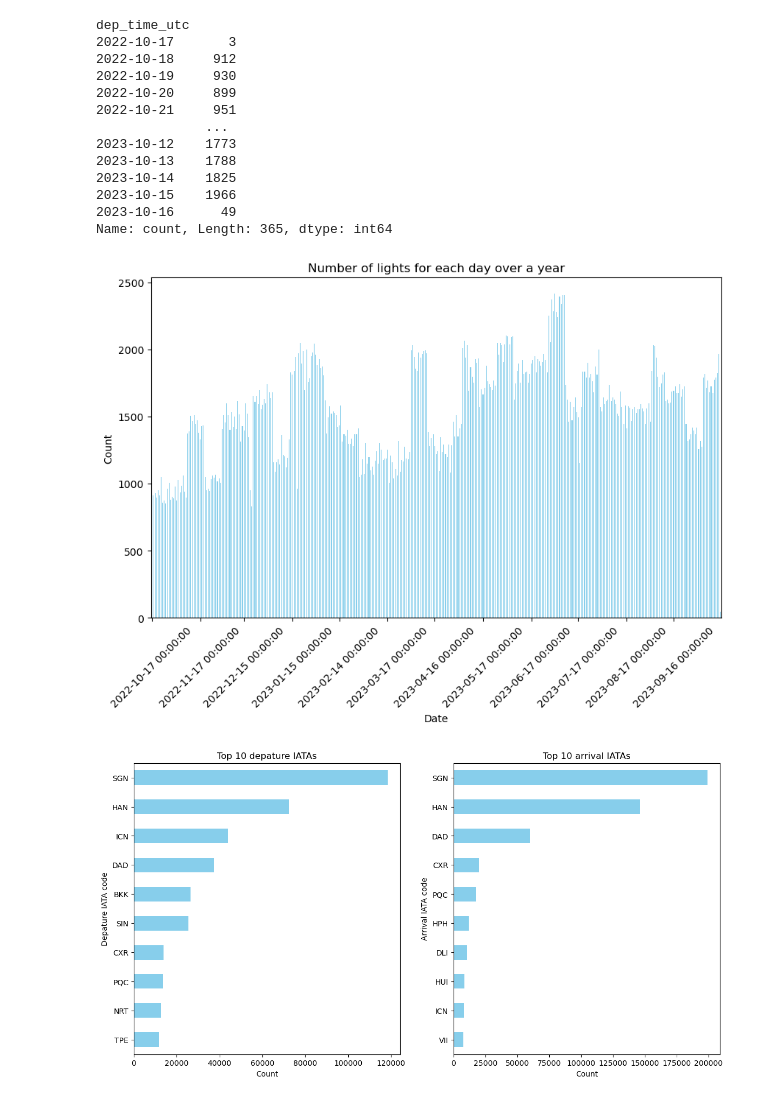
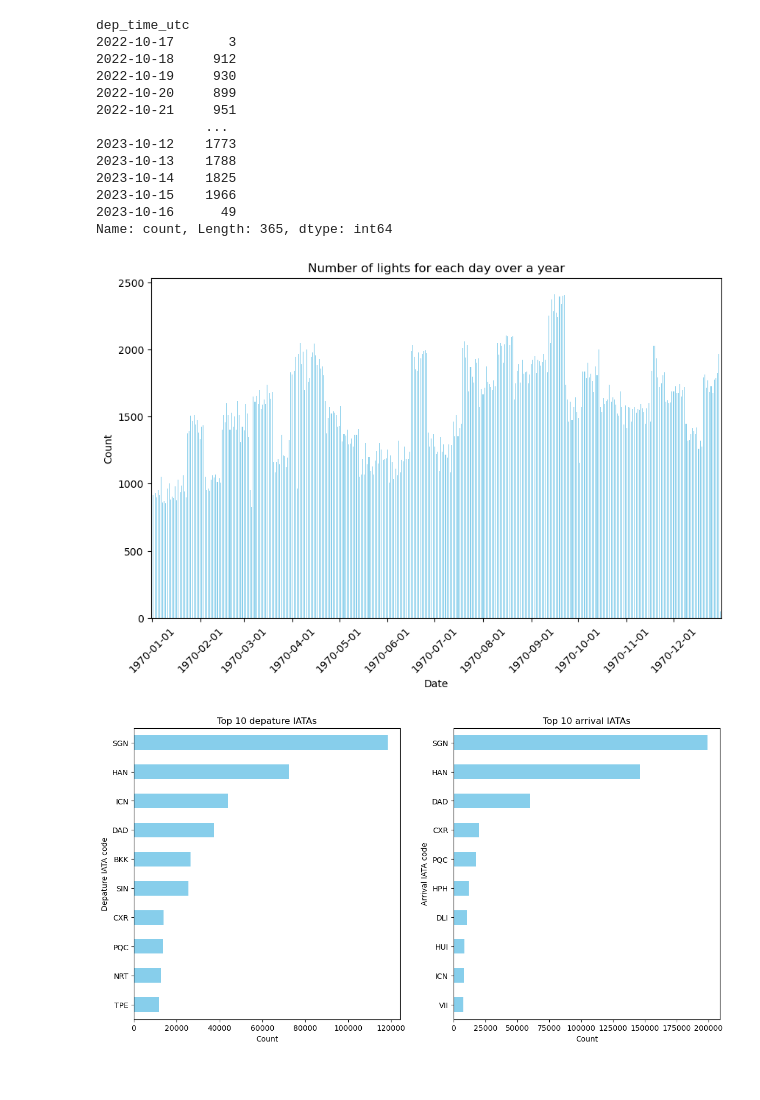
Before and after one commit to jkruke/airline-delay-prediction, a Jupyter notebook: analysis/delay-big.ipynb, the cells around one changed output. Cells and saved outputs as stored; diff of their text form; code cells hidden in the pictures.

Commit message:
Minor update on date visualization

```diff
--- a/analysis/delay-big.ipynb
+++ b/analysis/delay-big.ipynb
@@ -101,18 +101,21 @@ Name: count, Length: 365, dtype: int64
 # %%
 fig, ax = plt.subplots(figsize=(10, 6))
 unique_dates_sorted.plot(kind='bar', color='skyblue', ax=ax)
 
 # Set the locator for the x-axis to show only the first day of each month
 ax.xaxis.set_major_locator(MonthLocator(bymonthday=1))
 
+# Format the x-axis labels to show only the date
+ax.xaxis.set_major_formatter(DateFormatter('%Y-%m-%d'))
+
 # Add labels and title
 plt.title('Number of lights for each day over a year')
 plt.xlabel('Date')
 plt.ylabel('Count')
 plt.xticks(rotation=45)  # Rotate x-axis labels for better readability
 plt.show()
 # %% [output]
-[figure, old version]
+[figure, new version]
 # %%
 dep_iatas = data.dep_iata.value_counts().head(10)[::-1]
 arr_iatas = data.arr_iata.value_counts().head(10)[::-1]
```
Also changed, not shown: parts of 2 cells of this notebook.
